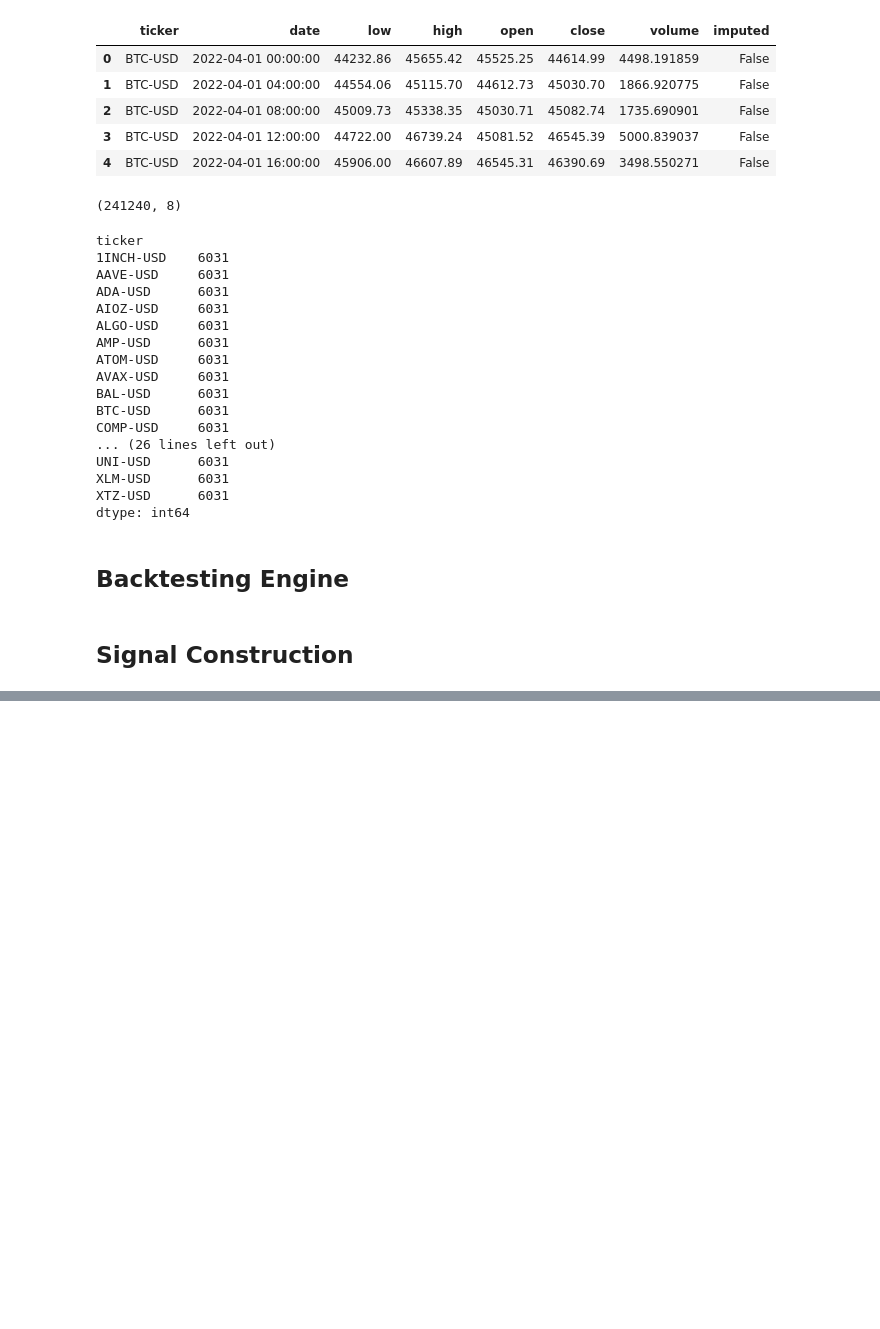
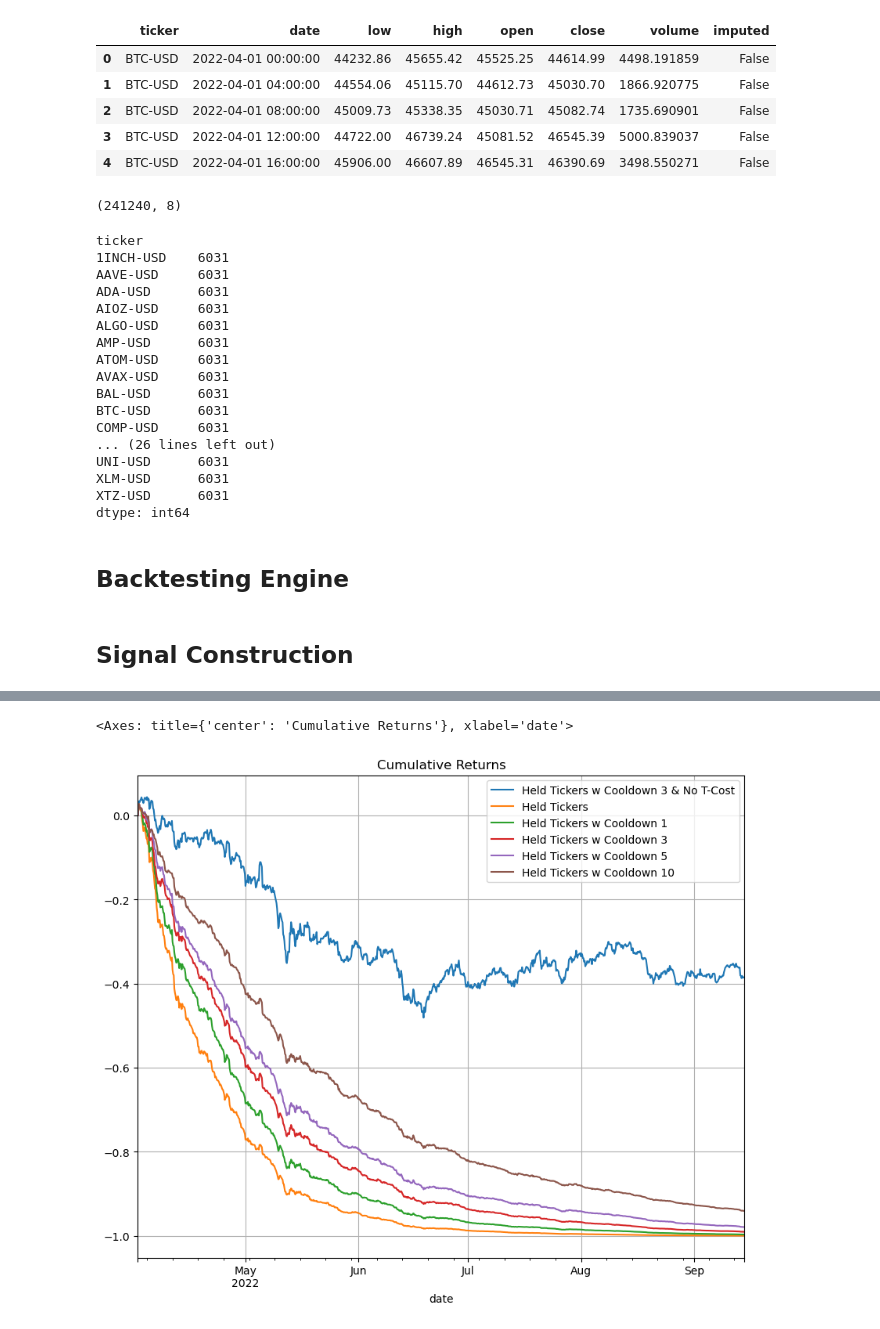
Before and after one commit to adheerchauhan/trend_following, a Jupyter notebook: research/notebooks/Mean_Reversion_Research_Crypto.ipynb, the cells around one changed output, grey strips where cells are left out. Drawn from its saved outputs; the diff is of its cells as text; code cells hidden in the pictures; blank space fills up the shorter version.

```diff
--- a/research/notebooks/Mean_Reversion_Research_Crypto.ipynb
+++ b/research/notebooks/Mean_Reversion_Research_Crypto.ipynb
@@ -1095,0 +1952,24 @@ df_returns[['close_log_return_z_score_prev_4h','resid_btc_zscore_prev_4h']].corr
+# %%
+## Backtest with No Transaction Costs of Fees
+df_daily_position_with_no_t_cost_held_tickers_cooldown_3, df_daily_portfolio_with_no_t_cost_held_tickers_w_cooldown_3 = run_mean_reversion_backtest_w_cooldown(df_signal, fwd_return_period=fwd_return_period, initial_capital=initial_capital,
+                                                                                                                                                     cash_buffer_percentage=cash_buffer_percentage, transaction_cost_est=transaction_cost_est,
+                                                                                                                                                     passive_trade_rate=passive_trade_rate, enable_fees=False, signal_col='trade_signal_exec',
+                                                                                                                                                     # ---------------- NEW toggles ----------------
+                                                                                                                                                     enable_held_filter = True,          # block buying tickers already held elsewhere
+                                                                                                                                                     enable_cooldown_filter = True,      # block re-entry after exit
+                                                                                                                                                     cooldown_bars = 3,                    # number of bars to block after exit (incl. same bar)
+                                                                                                                                                     # ---------------- other controls forwarded to open ----------------
+                                                                                                                                                     max_names=None,
+                                                                                                                                                     max_name_weight=0.05,
+                                                                                                                                                     min_trade_notional_gross=0.0,
+                                                                                                                                                     regime_filter_cols=None,
+                                                                                                                                                     sort_col=None,
+                                                                                                                                                     sort_ascending=True)
+
+df_daily_portfolio_with_no_t_cost_held_tickers_w_cooldown_3['daily_pct_returns'] = df_daily_portfolio_with_no_t_cost_held_tickers_w_cooldown_3['total_portfolio_value'].pct_change()
+df_daily_portfolio_with_no_t_cost_held_tickers_w_cooldown_3['count_of_trades'] = 1.0
+perf.calculate_risk_and_performance_metrics(df_daily_portfolio_with_no_t_cost_held_tickers_w_cooldown_3, strategy_daily_return_col='daily_pct_returns', strategy_trade_count_col='count_of_trades', annual_rf=0.05,
+    annual_trading_days=365,
+    include_transaction_costs_and_fees=False,
+    transaction_cost_est=0.001,
+    passive_trade_rate=0.05)
@@ -1095,0 +1997,10 @@ df_returns[['close_log_return_z_score_prev_4h','resid_btc_zscore_prev_4h']].corr
+# %%
+df_daily_portfolio_with_no_t_cost_held_tickers_w_cooldown_3['strategy_cumulative_return'].plot(figsize=(10,8), grid=True, label='Held Tickers w Cooldown 3 & No T-Cost', legend=True)
+df_daily_portfolio_with_t_cost_held_tickers['strategy_cumulative_return'].plot(figsize=(10,8), grid=True, label='Held Tickers', legend=True)
+df_daily_portfolio_with_t_cost_held_tickers_w_cooldown_1['strategy_cumulative_return'].plot(figsize=(10,8), grid=True, label='Held Tickers w Cooldown 1', legend=True)
+df_daily_portfolio_with_t_cost_held_tickers_w_cooldown_3['strategy_cumulative_return'].plot(figsize=(10,8), grid=True, label='Held Tickers w Cooldown 3', legend=True)
+df_daily_portfolio_with_t_cost_held_tickers_w_cooldown_5['strategy_cumulative_return'].plot(figsize=(10,8), grid=True, label='Held Tickers w Cooldown 5', legend=True)
+df_daily_portfolio_with_t_cost_held_tickers_w_cooldown_10['strategy_cumulative_return'].plot(figsize=(10,8), grid=True, label='Held Tickers w Cooldown 10', legend=True, title='Cumulative Returns')
+# %% [output]
+<Axes: title={'center': 'Cumulative Returns'}, xlabel='date'>
+[figure, added]
```
Also changed, not shown: parts of 58 cells of this notebook.
